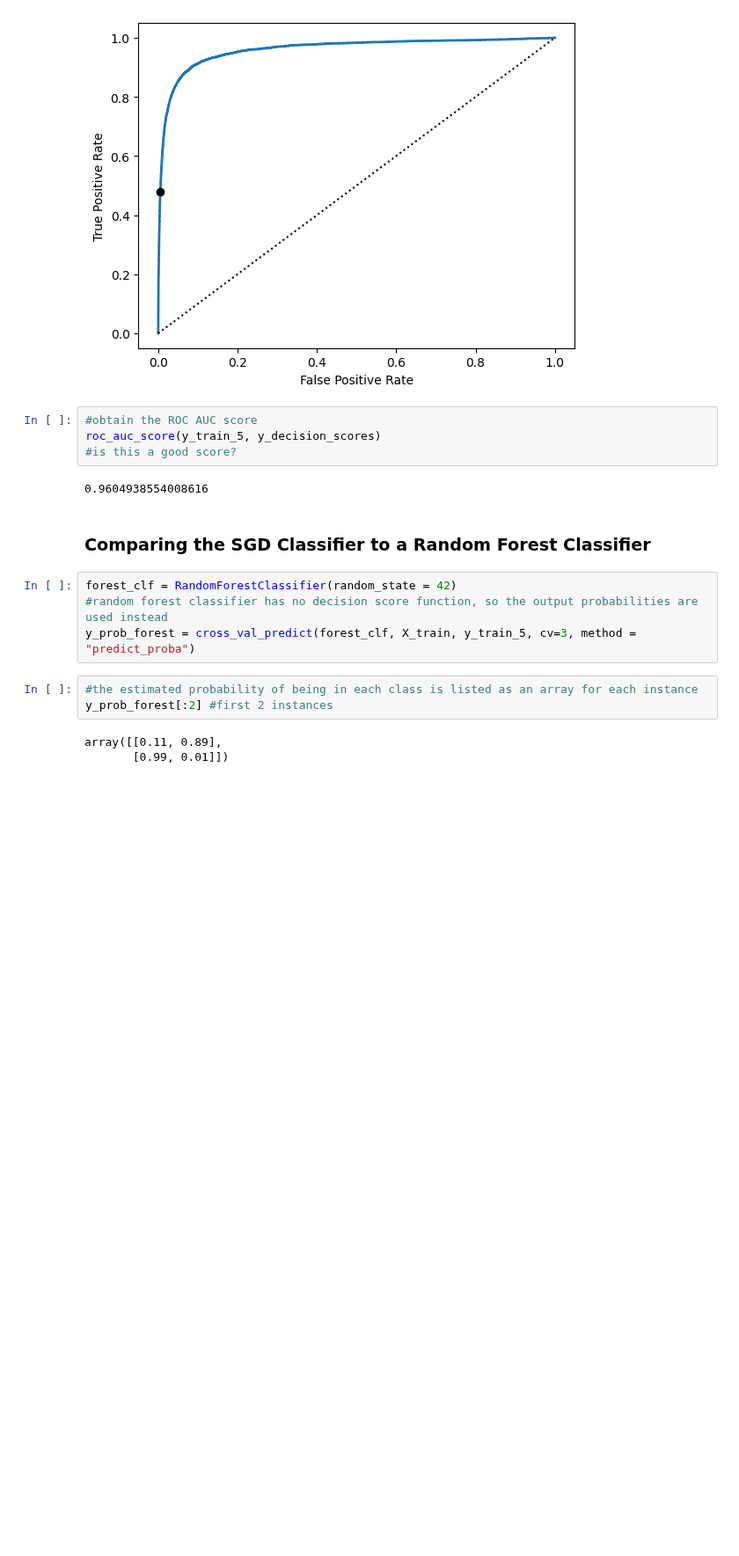
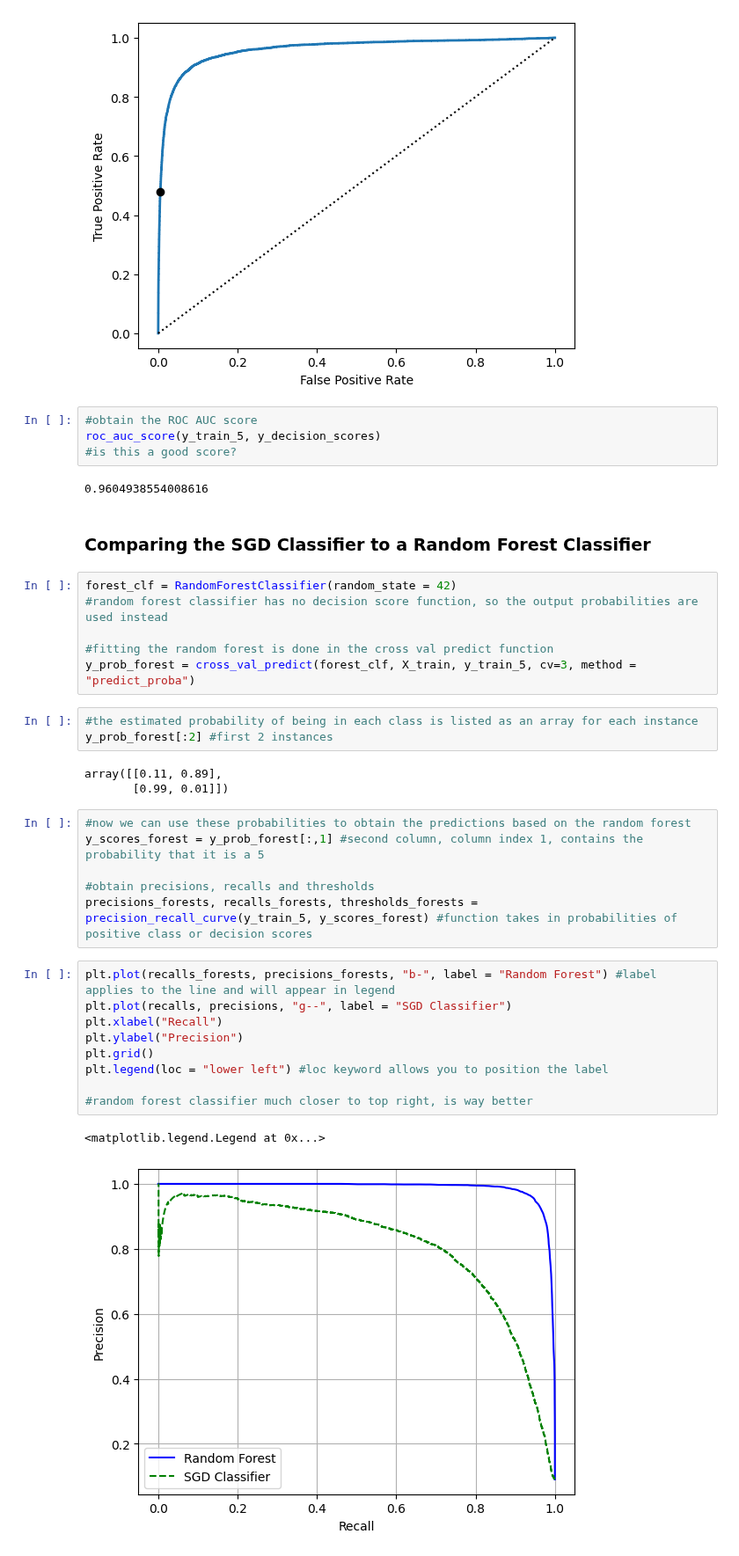
Before and after one commit to TaurusFire/Hands-on-Machine-Learning-Code-Notes, a Jupyter notebook: Chapter 3- Classification/Binary Classification.ipynb, the cells around one changed output. Shown at 88% size. Cells and saved outputs as stored; diff of their text form; blank space fills up the shorter version.

```diff
--- a/Chapter 3- Classification/Chapter 3 Work.ipynb
+++ b/Chapter 3- Classification/Binary Classification.ipynb
@@ -253,6 +254,8 @@ roc_auc_score(y_train_5, y_decision_scores)
 # %%
 forest_clf = RandomForestClassifier(random_state = 42)
 #random forest classifier has no decision score function, so the output probabilities are used instead
+
+#fitting the random forest is done in the cross val predict function
 y_prob_forest = cross_val_predict(forest_clf, X_train, y_train_5, cv=3, method = "predict_proba")
 # %%
 #the estimated probability of being in each class is listed as an array for each instance
@@ -260,3 +263,21 @@ y_prob_forest[:2] #first 2 instances
 # %% [output]
 array([[0.11, 0.89],
        [0.99, 0.01]])
+# %%
+#now we can use these probabilities to obtain the predictions based on the random forest
+y_scores_forest = y_prob_forest[:,1] #second column, column index 1, contains the probability that it is a 5
+
+#obtain precisions, recalls and thresholds
+precisions_forests, recalls_forests, thresholds_forests = precision_recall_curve(y_train_5, y_scores_forest) #function takes in probabilities of positive class or decision scores
+# %%
+plt.plot(recalls_forests, precisions_forests, "b-", label = "Random Forest") #label applies to the line and will appear in legend
+plt.plot(recalls, precisions, "g--", label = "SGD Classifier")
+plt.xlabel("Recall")
+plt.ylabel("Precision")
+plt.grid()
+plt.legend(loc = "lower left") #loc keyword allows you to position the label
+
+#random forest classifier much closer to top right, is way better
+# %% [output]
+<matplotlib.legend.Legend at 0x...>
+[figure, added]
```
Also changed, not shown: parts of 3 cells of this notebook, 2 other files.
